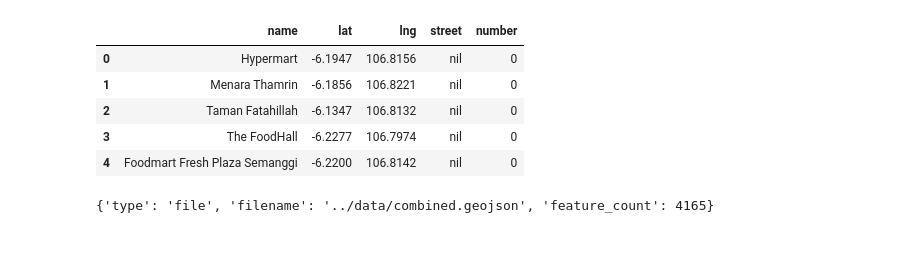
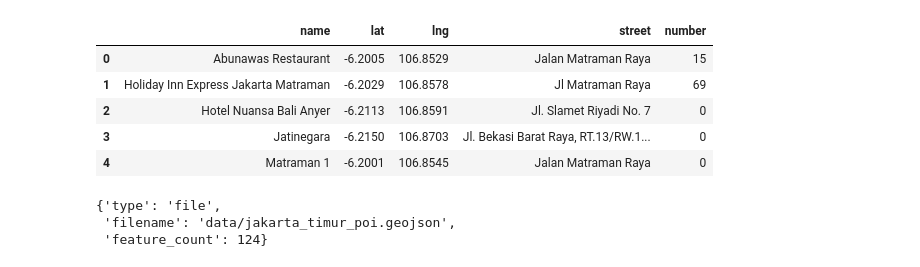
Before and after one commit to bhattacharyya/location_intelligence, a Jupyter notebook: mapping_native_mapbox.ipynb, the cells around one changed output. Saved outputs shown, nothing was run; the diff lists cells and outputs as text; code cells hidden in the pictures.

Commit message:
corrected data source

```diff
--- a/mapping_native_mapbox.ipynb
+++ b/mapping_native_mapbox.ipynb
@@ -4,26 +4,28 @@ import os
 from mapboxgl.utils import *
 from mapboxgl.viz import *
 # %%
-df = pd.read_csv("~/Dropbox/locus/data/jakarta_combined/x.txt",sep="|").round(4)
+df = pd.read_csv("data/jakarta_timur_pois.txt",sep="|").round(4)
 df.head()
 # %% [output]
 |  | name | lat | lng | street | number |
-| 0 | Hypermart | -6.1947 | 106.8156 | nil | 0 |
-| 1 | Menara Thamrin | -6.1856 | 106.8221 | nil | 0 |
-| 2 | Taman Fatahillah | -6.1347 | 106.8132 | nil | 0 |
-| 3 | The FoodHall | -6.2277 | 106.7974 | nil | 0 |
-| 4 | Foodmart Fresh Plaza Semanggi | -6.2200 | 106.8142 | nil | 0 |
+| 0 | Abunawas Restaurant | -6.2005 | 106.8529 | Jalan Matraman Raya | 15 |
+| 1 | Holiday Inn Express Jakarta Matraman | -6.2029 | 106.8578 | Jl Matraman Raya | 69 |
+| 2 | Hotel Nuansa Bali Anyer | -6.2113 | 106.8591 | Jl. Slamet Riyadi No. 7 | 0 |
+| 3 | Jatinegara | -6.2150 | 106.8703 | Jl. Bekasi Barat Raya, RT.13/RW.1... | 0 |
+| 4 | Matraman 1 | -6.2001 | 106.8545 | Jalan Matraman Raya | 0 |
 # %%
 token = 'MAPBOX_ACCESS_TOKEN'
 # %%
 # Create a geojson file export from the current dataframe
 df_to_geojson(df,
-              filename='../data/combined.geojson',
+              filename='data/jakarta_timur_poi.geojson',
               properties=['name','street','number'],
               lat='lat',
               lon='lng',
               precision=3)
 # %% [output]
-{'type': 'file', 'filename': '../data/combined.geojson', 'feature_count': 4165}
+{'type': 'file',
+ 'filename': 'data/jakarta_timur_poi.geojson',
+ 'feature_count': 124}
 # %%
 # Just show a map of the data
```
Also changed, not shown: parts of 2 cells of this notebook.
